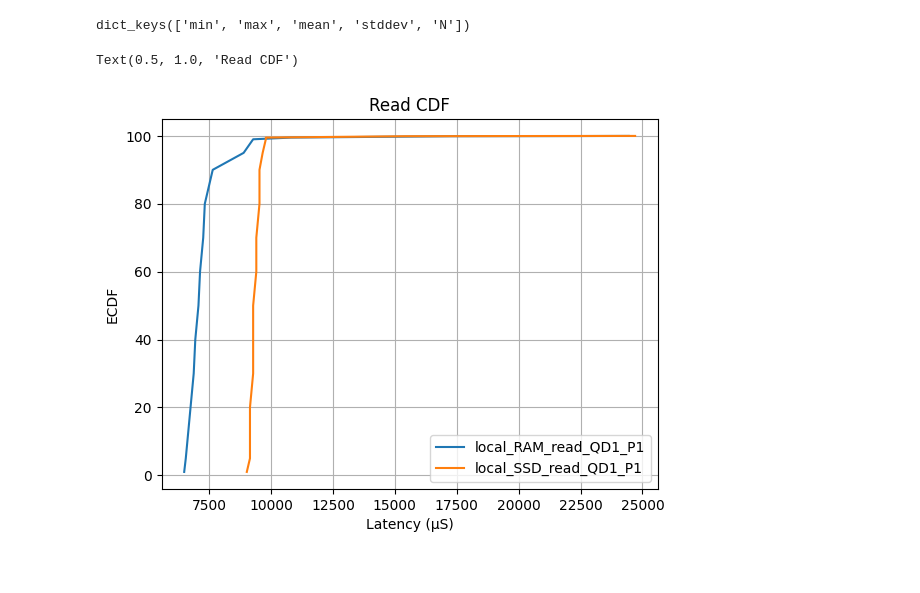
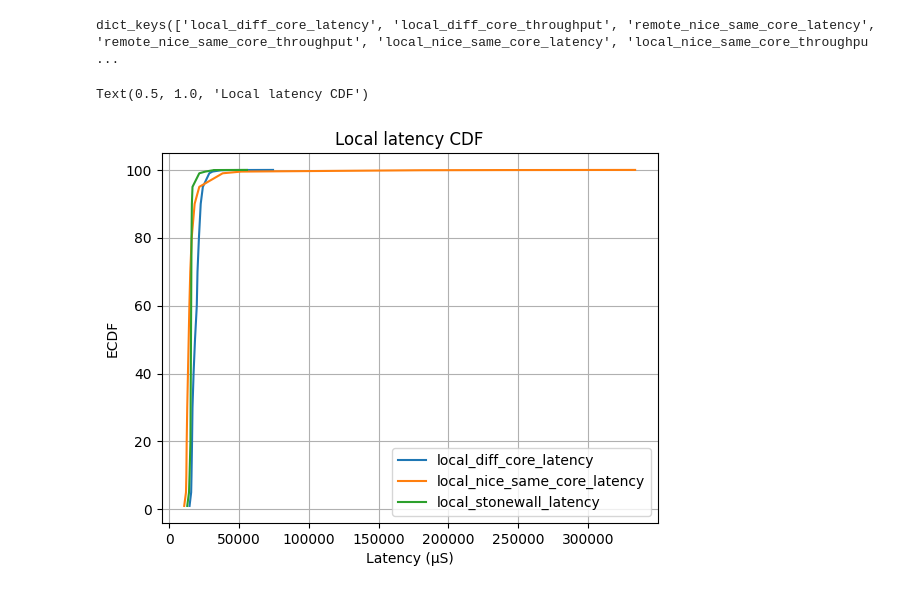
Before and after one commit to bergstartup/master-thesis, a Jupyter notebook: observations/visualizer.ipynb, the cells around one changed output. Saved outputs shown, nothing was run; the diff lists cells and outputs as text; code cells hidden in the pictures.

Commit message:
Nice visuals

```diff
--- a/observations/visualizer.ipynb
+++ b/observations/visualizer.ipynb
@@ -7,11 +28,11 @@ import json
 def visual():
     pass
 # %%
-fp = open("./crunched_numbers_2.json")
+fp = open("./crunched_numbers_compute.json")
 op = json.load(fp)
-op['local_RAM_randread_QD128_P1']['bw'].keys()
+op.keys()
 # %% [output]
-dict_keys(['min', 'max', 'mean', 'stddev', 'N'])
+dict_keys(['local_diff_core_latency', 'local_diff_core_throughput', 'remote_nice_same_core_latency', 'remote_nice_same_core_throughput', 'local_nice_same_core_latency', 'local_nice_same_core_throughpu ...
 # %%
 def plot_lat_percentile(experiment):
     data = op[experiment]['latency']['percentile']
@@ -48,10 +69,11 @@ def plot_bw_bar(experiment, name):
     plt.ylabel('Bandwidth (MBps)')
     plt.grid(True)
 # %%
-
-plot_lat_percentile("local_RAM_read_QD1_P1")
-plot_lat_percentile("local_SSD_read_QD1_P1")
-plt.title('Read CDF')
+plot_lat_percentile("local_diff_core_latency")
+plot_lat_percentile("local_nice_same_core_latency")
+#plot_lat_percentile("local_same_core_latency")
+plot_lat_percentile("local_stonewall_latency")
+plt.title('Local latency CDF')
 # %% [output]
-Text(0.5, 1.0, 'Read CDF')
+Text(0.5, 1.0, 'Local latency CDF')
-[figure, old version]
+[figure, new version]
```
Also changed, not shown: parts of 13 cells of this notebook, 7 other files.
